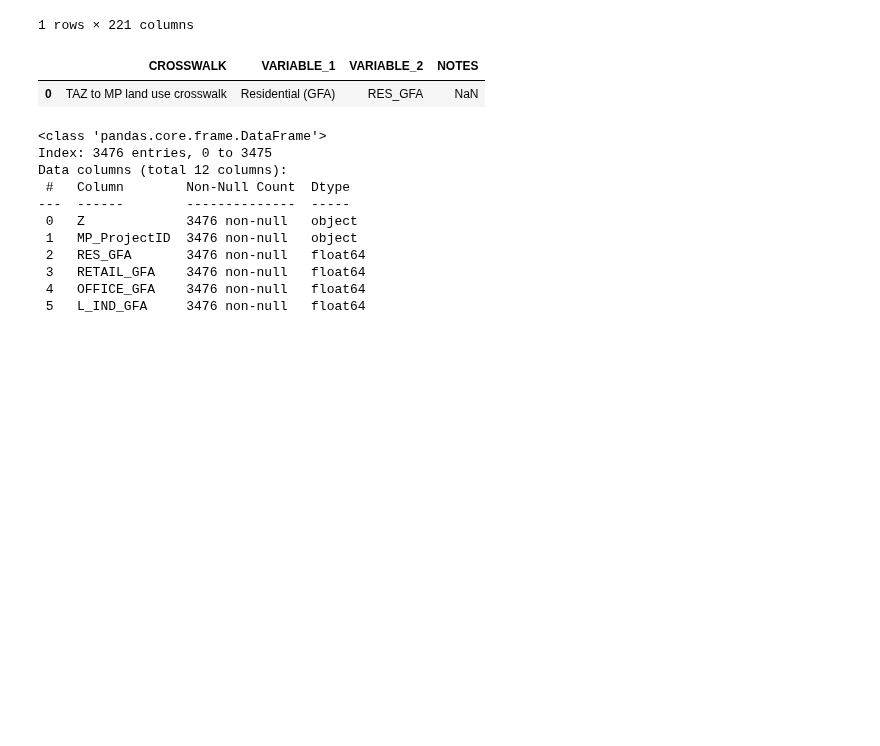
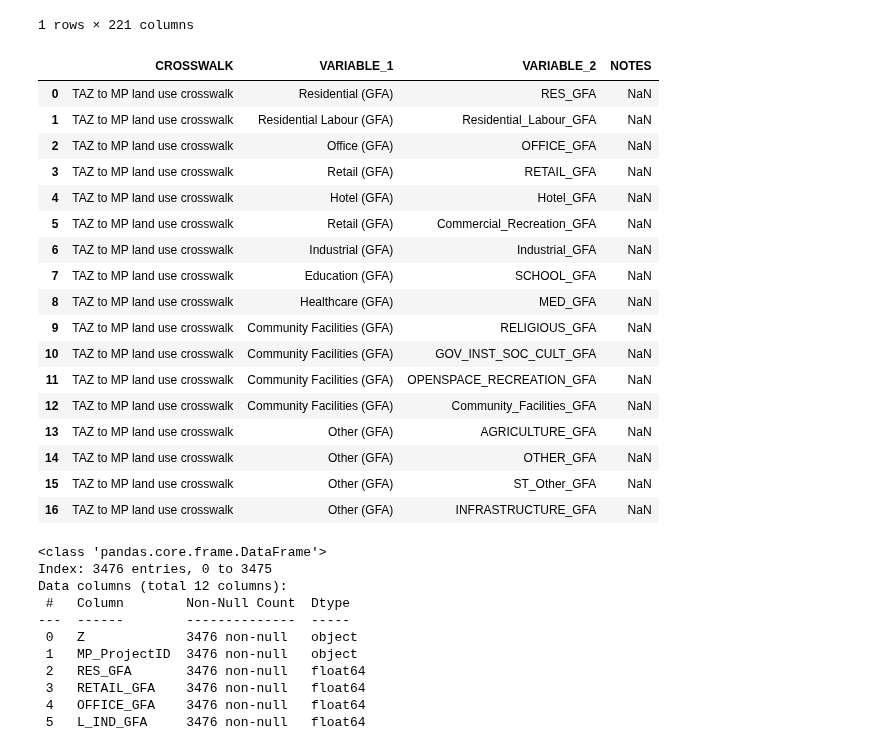
Before and after one commit to BuroHappoldLegacySoup/PlanCapitalLandModel, a Jupyter notebook: Module 1 Masterplan to TAZ Allocation.ipynb, the cells around one changed output. Cells and saved outputs as stored; diff of their text form; code cells hidden in the pictures; blank space fills up the shorter version.

```diff
--- a/Module 1 Masterplan to TAZ Allocation.ipynb
+++ b/Module 1 Masterplan to TAZ Allocation.ipynb
@@ -15,0 +30,6 @@ pd
+# %%
+# Reading in land use crosswalk
+
+land_use_crosswalk = pd.read_csv('taxonomy_crosswalks.csv')
+land_use_crosswalk = land_use_crosswalk[land_use_crosswalk['CROSSWALK'] == 'MP to TMP 2040 land use']
+land_use_crosswalk.head(1)
@@ -36,11 +91,25 @@ zone_taz_delta.head(1)
 1 rows × 221 columns
 # %%
 # Reading in land-use split
-
-land_use_crosswalk = pd.read_csv('taxonomy_crosswalks.csv')
-land_use_crosswalk.head(1)
+land_use_crosswalk
 # %% [output]
 |  | CROSSWALK | VARIABLE_1 | VARIABLE_2 | NOTES |
 | 0 | TAZ to MP land use crosswalk | Residential (GFA) | RES_GFA | NaN |
+| 1 | TAZ to MP land use crosswalk | Residential Labour (GFA) | Residential_Labour_GFA | NaN |
+| 2 | TAZ to MP land use crosswalk | Office (GFA) | OFFICE_GFA | NaN |
+| 3 | TAZ to MP land use crosswalk | Retail (GFA) | RETAIL_GFA | NaN |
+| 4 | TAZ to MP land use crosswalk | Hotel (GFA) | Hotel_GFA | NaN |
+| 5 | TAZ to MP land use crosswalk | Retail (GFA) | Commercial_Recreation_GFA | NaN |
+| 6 | TAZ to MP land use crosswalk | Industrial (GFA) | Industrial_GFA | NaN |
+| 7 | TAZ to MP land use crosswalk | Education (GFA) | SCHOOL_GFA | NaN |
+| 8 | TAZ to MP land use crosswalk | Healthcare (GFA) | MED_GFA | NaN |
+| 9 | TAZ to MP land use crosswalk | Community Facilities (GFA) | RELIGIOUS_GFA | NaN |
+| 10 | TAZ to MP land use crosswalk | Community Facilities (GFA) | GOV_INST_SOC_CULT_GFA | NaN |
+| 11 | TAZ to MP land use crosswalk | Community Facilities (GFA) | OPENSPACE_RECREATION_GFA | NaN |
+| 12 | TAZ to MP land use crosswalk | Community Facilities (GFA) | Community_Facilities_GFA | NaN |
+| 13 | TAZ to MP land use crosswalk | Other (GFA) | AGRICULTURE_GFA | NaN |
+| 14 | TAZ to MP land use crosswalk | Other (GFA) | OTHER_GFA | NaN |
+| 15 | TAZ to MP land use crosswalk | Other (GFA) | ST_Other_GFA | NaN |
+| 16 | TAZ to MP land use crosswalk | Other (GFA) | INFRASTRUCTURE_GFA | NaN |
 # %%
 tmp_2040_select_columns = ['Z','MP_ProjectID','RES_GFA','RETAIL_GFA','OFFICE_GFA','L_IND_GFA','M_IND_GFA','H_IND_GFA','SCHOOL_GFA','MED_GFA','OTHER_GFA']
```
Also changed, not shown: parts of 7 cells of this notebook, 2 other files.
